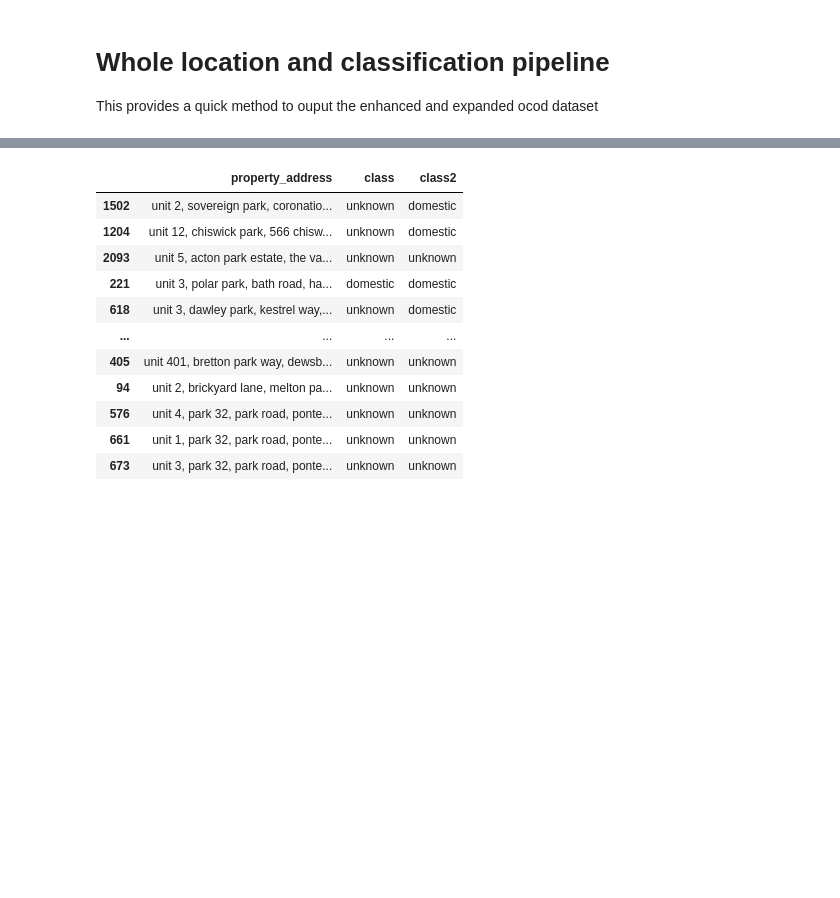
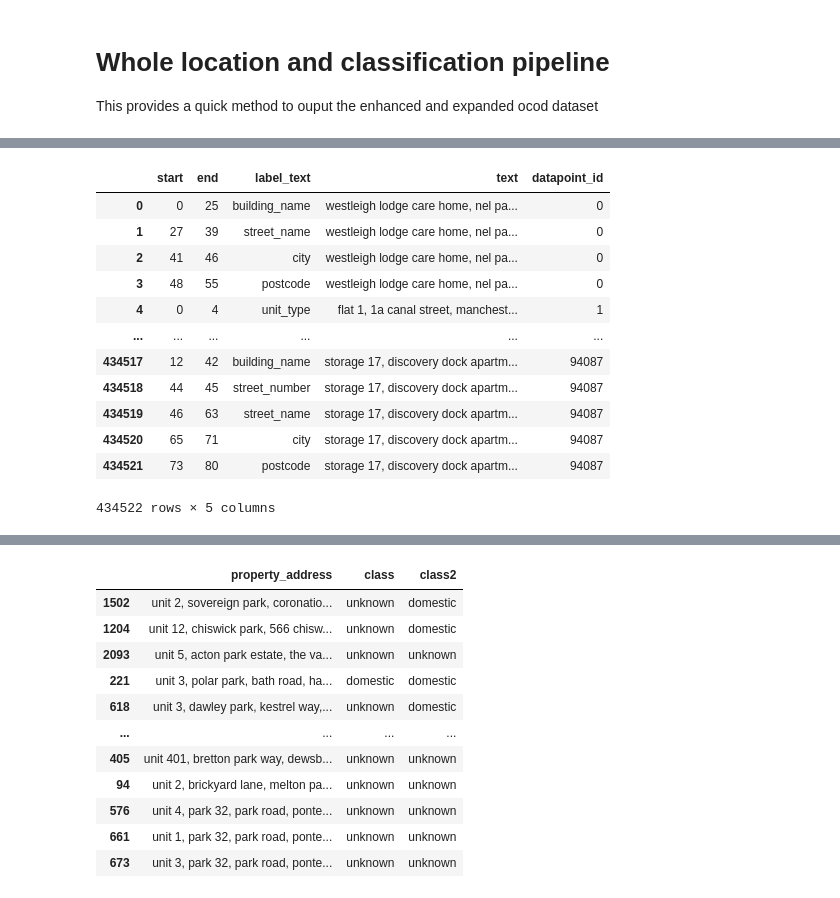
Before and after one commit to JonnoB/enhance_ocod, a Jupyter notebook: Locating and classifying the ocod dataset.ipynb, the cells around one changed output, grey strips where cells are left out. Cells and saved outputs as stored; diff of their text form; code cells hidden in the pictures; blank space fills up the shorter version.

```diff
--- a/Locating and classifying the ocod dataset.ipynb
+++ b/Locating and classifying the ocod dataset.ipynb
@@ -325 +388,18 @@ This provides a quick method to ouput the enhanced and expanded ocod dataset
+# %%
+all_entities
+#full_expanded_data = parsing_and_expansion_process(all_entities, expand_addresses = True)
+# %% [output]
+|  | start | end | label_text | text | datapoint_id |
+| 0 | 0 | 25 | building_name | westleigh lodge care home, nel pa... | 0 |
+| 1 | 27 | 39 | street_name | westleigh lodge care home, nel pa... | 0 |
+| 2 | 41 | 46 | city | westleigh lodge care home, nel pa... | 0 |
+| 3 | 48 | 55 | postcode | westleigh lodge care home, nel pa... | 0 |
+| 4 | 0 | 4 | unit_type | flat 1, 1a canal street, manchest... | 1 |
+| ... | ... | ... | ... | ... | ... |
+| 434517 | 12 | 42 | building_name | storage 17, discovery dock apartm... | 94087 |
+| 434518 | 44 | 45 | street_number | storage 17, discovery dock apartm... | 94087 |
+| 434519 | 46 | 63 | street_name | storage 17, discovery dock apartm... | 94087 |
+| 434520 | 65 | 71 | city | storage 17, discovery dock apartm... | 94087 |
+| 434521 | 73 | 80 | postcode | storage 17, discovery dock apartm... | 94087 |
+434522 rows × 5 columns
 # %%
```
Also changed, not shown: parts of 6 cells of this notebook, 16 other files.
